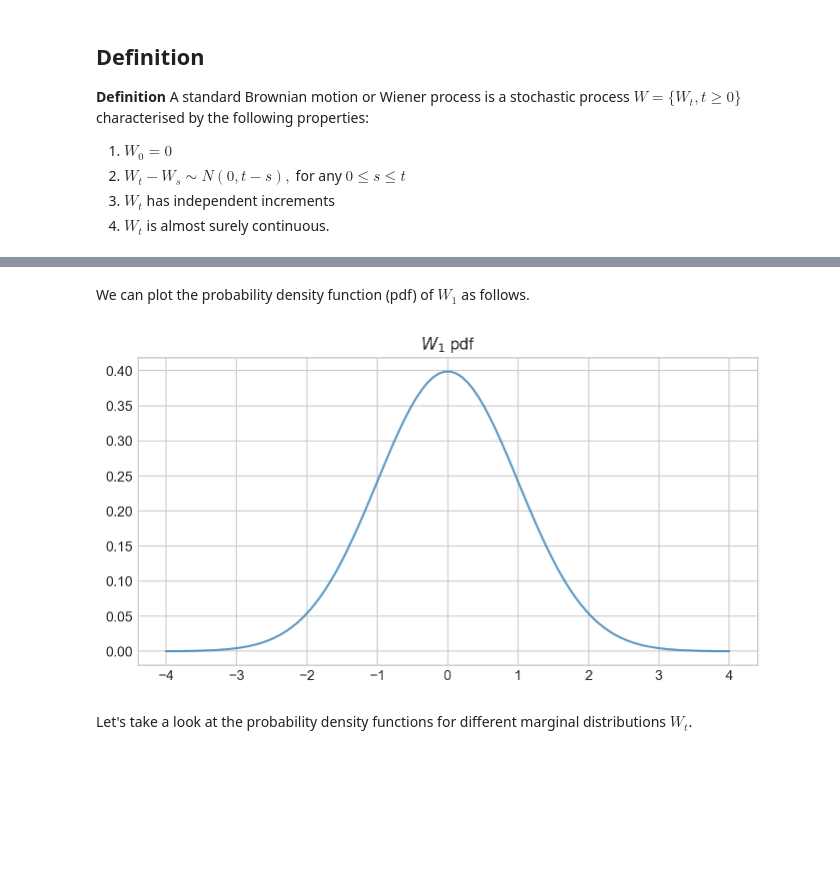
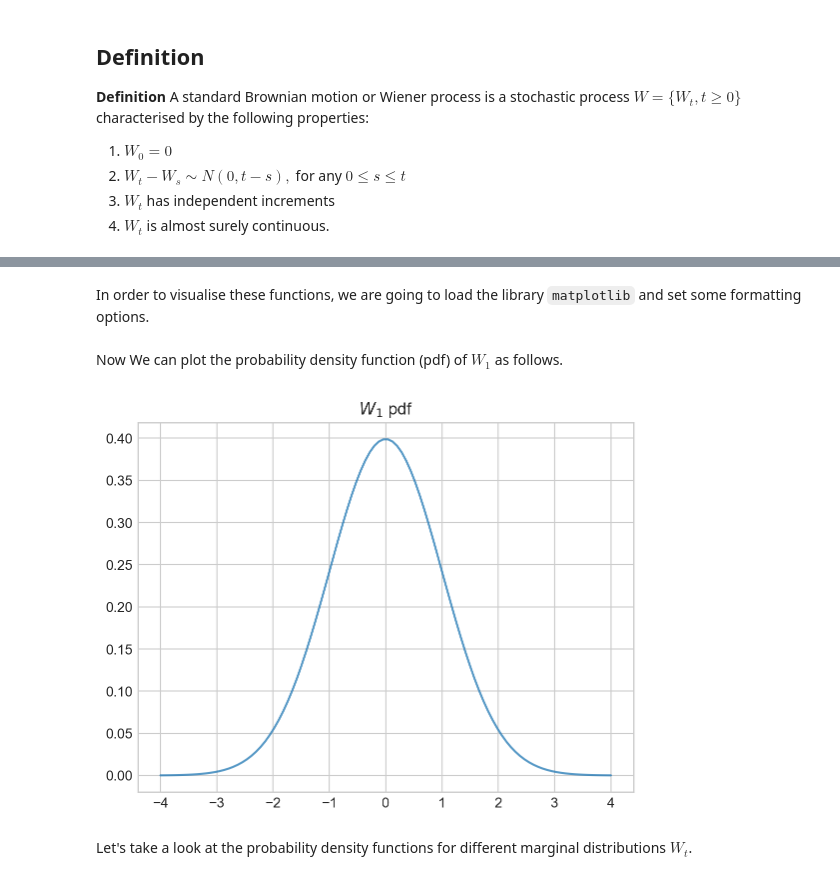
Before and after one commit to quantgirluk/Understanding-Quantitative-Finance, a Jupyter notebook: UQF/brownian_motion.ipynb, the cells around one changed output, grey strips where cells are left out. Drawn from its saved outputs; the diff is of its cells as text; code cells hidden in the pictures; blank space fills up the shorter version.

```diff
--- a/UQF/brownian_motion.ipynb
+++ b/UQF/brownian_motion.ipynb
@@ -13,6 +5,3 @@ from aleatory.processes import BrownianMotion
-# %%
-plt.style.use("seaborn-v0_8-whitegrid")
-plt.rcParams['figure.dpi'] = 100
 # %% [markdown]
 ## Definition
 
@@ -50,0 +66,2 @@ array([-1.31893794, -0.33763475, -0.42472261])
+# %% [markdown]
+In order to visualise these functions, we are going to load the library `matplotlib` and set some formatting options.
@@ -51,12 +73,14 @@ array([-1.31893794, -0.33763475, -0.42472261])
 # %% [markdown]
-We can plot the probability density function (pdf) of $W_1$ as follows.
+Now We can plot the probability density function (pdf) of $W_1$ as follows.
 # %%
+process = BrownianMotion()
+W_1 = process.get_marginal(t=1)
 x = np.linspace(-4, 4,100)
 plt.plot(x, W_1.pdf(x), '-', lw=1.5, alpha=0.75, label=f'$t$={1:.2f}')
 plt.title(f'$W_1$ pdf')
 plt.show()
 # %% [output]
-[figure, old version]
+[figure, new version]
 # %% [markdown]
 Let's take a look at the probability density functions for different marginal distributions $W_t$.
 # %%
```
Also changed, not shown: parts of 31 cells of this notebook.
